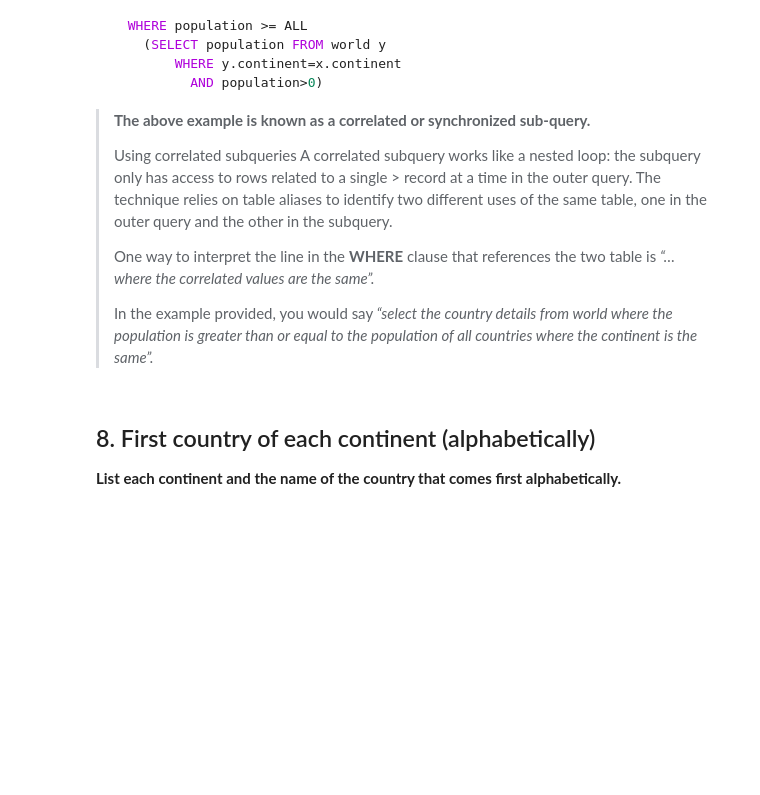
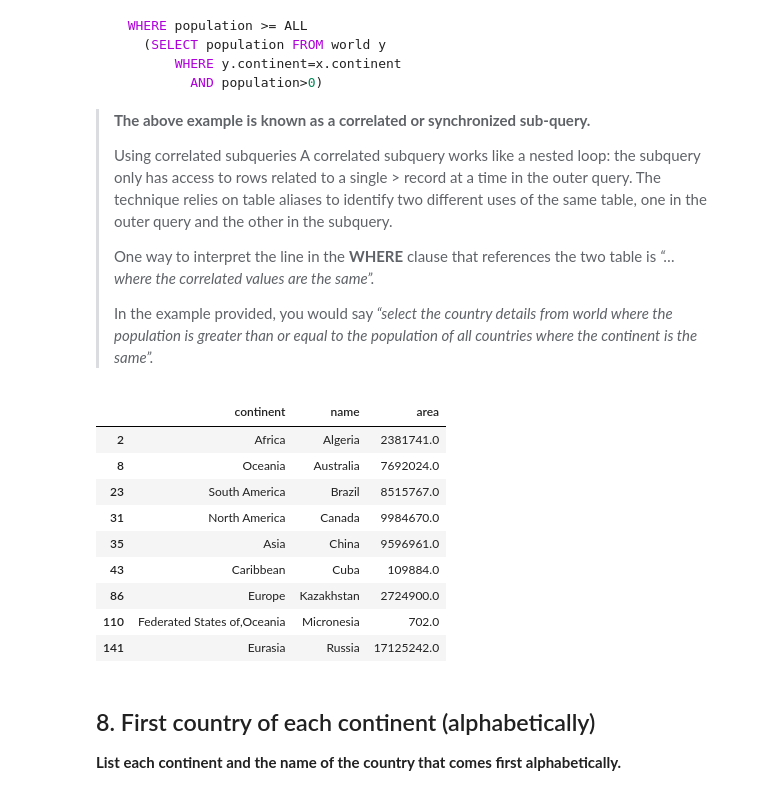
Before and after one commit to madlogos/sqlzoo, a Jupyter notebook: Python/04 SELECT within SELECT.ipynb, the cells around one changed output. Saved outputs shown, nothing was run; the diff lists cells and outputs as text; code cells hidden in the pictures; blank space fills up the shorter version.

```diff
--- a/Python/04 SELECT within SELECT.ipynb
+++ b/Python/04 SELECT within SELECT.ipynb
@@ -96,6 +196,20 @@ SELECT continent, name, population FROM world x
 > One way to interpret the line in the **WHERE** clause that references the two table is _“… where the correlated values are the same”._
 >
 > In the example provided, you would say _“select the country details from world where the population is greater than or equal to the population of all countries where the continent is the same”._
+# %%
+idx = world.groupby('continent')['area'].transform(max)==world['area']
+pd.DataFrame(world.loc[idx, ['continent', 'name', 'area']])
+# %% [output]
+|  | continent | name | area |
+| 2 | Africa | Algeria | 2381741.0 |
+| 8 | Oceania | Australia | 7692024.0 |
+| 23 | South America | Brazil | 8515767.0 |
+| 31 | North America | Canada | 9984670.0 |
+| 35 | Asia | China | 9596961.0 |
+| 43 | Caribbean | Cuba | 109884.0 |
+| 86 | Europe | Kazakhstan | 2724900.0 |
+| 110 | Federated States of,Oceania | Micronesia | 702.0 |
+| 141 | Eurasia | Russia | 17125242.0 |
 # %% [markdown]
 ## 8. First country of each continent (alphabetically)
 
```
Also changed, not shown: parts of 11 cells of this notebook, 20 other files.
